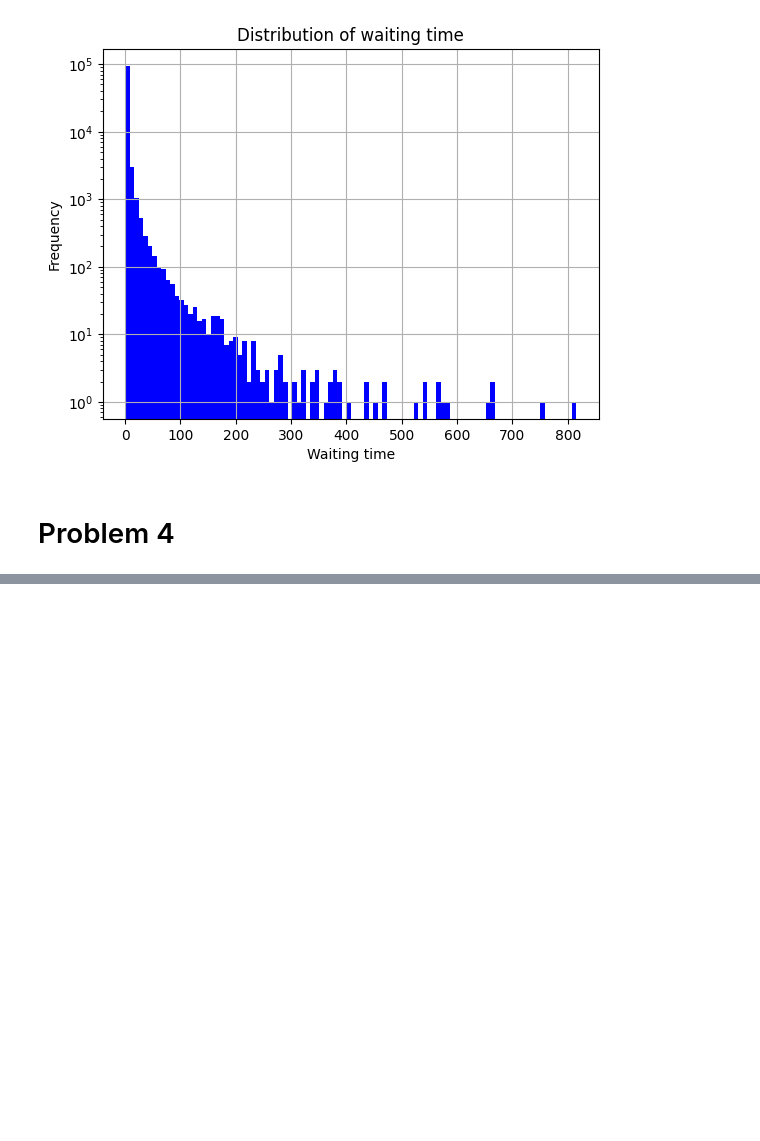
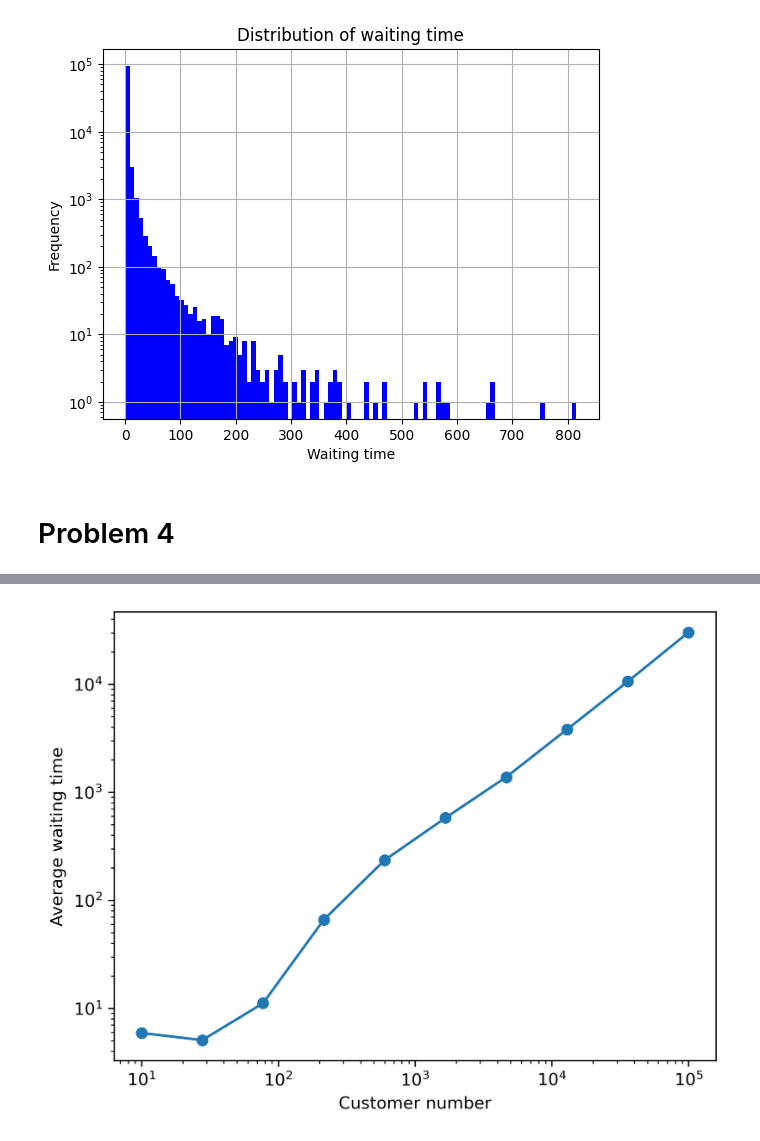
Before and after one commit to Asewlal01/WaitTimeExplorer, a Jupyter notebook: main.ipynb, the cells around one changed output, grey strips where cells are left out. Drawn from its saved outputs; the diff is of its cells as text; code cells hidden in the pictures; blank space fills up the shorter version.

```diff
--- a/main.ipynb
+++ b/main.ipynb
@@ -43,0 +67,18 @@ Average waiting time: 3.1297861387901853 +- 0.08566493074170609
+# %%
+# How does the average waiting time change with customer number
+n = 1
+waiting_means = []
+c_s = np.logspace(1, 5, num=10)
+for customers in c_s:
+    _, waiting_mean, _ = simulate_MLn(n=n, customers=int(customers))
+    waiting_means.append(waiting_mean)
+
+plt.figure(dpi=300)
+plt.ylabel('Average waiting time')
+plt.xlabel('Customer number')
+plt.plot(c_s, waiting_means, marker='o')
+plt.xscale('log')
+plt.yscale('log')
+plt.show()
+# %% [output]
+[figure, added]
```
Also changed, not shown: parts of 4 cells of this notebook, 1 other file.
